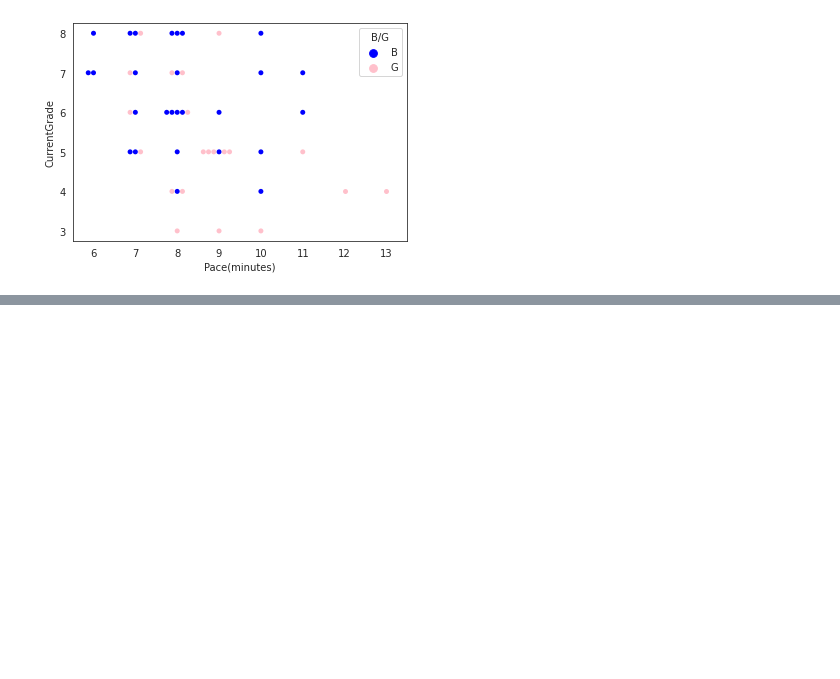
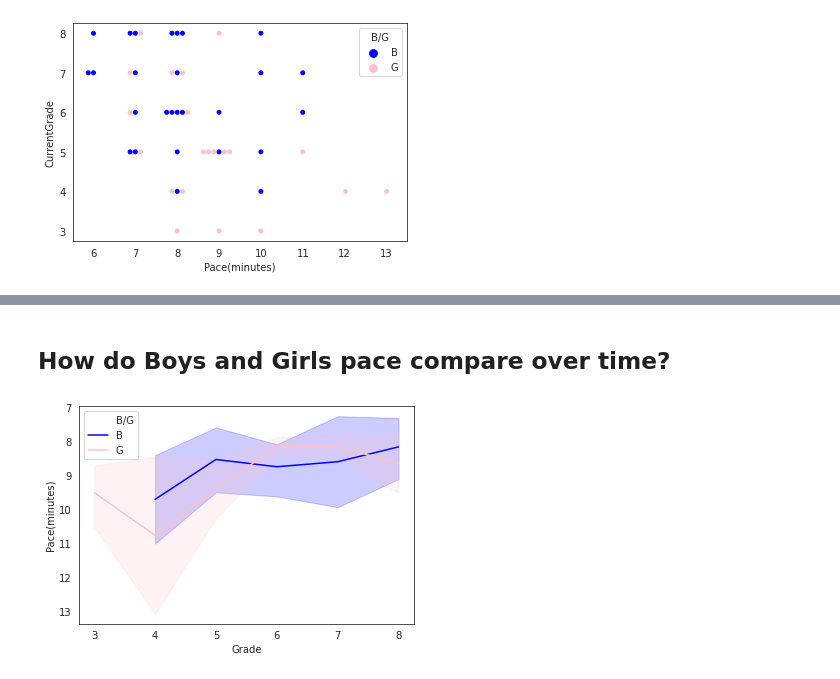
Before and after one commit to JoelAnderton/CrossCountryAnalysis, a Jupyter notebook: CrossCountryAnalysis.ipynb, the cells around one changed output, grey strips where cells are left out. Drawn from its saved outputs; the diff is of its cells as text; code cells hidden in the pictures; blank space fills up the shorter version.

```diff
--- a/CrossCountryAnalysis.ipynb
+++ b/CrossCountryAnalysis.ipynb
@@ -95,0 +107,11 @@ plt.show();
+# %% [markdown]
+## **How do Boys and Girls pace compare over time?**
+# %%
+sns.set_style('white')
+sns.lineplot(x='CurrentGrade', y='Minutes_per_Mile_decimal', data=race_results, hue='B/G', palette=['blue', 'pink'])
+plt.gca().invert_yaxis()
+plt.xlabel('Grade')
+plt.ylabel('Pace(minutes)')
+plt.show();
+# %% [output]
+[figure, added]
```
Also changed, not shown: parts of 2 cells of this notebook.
